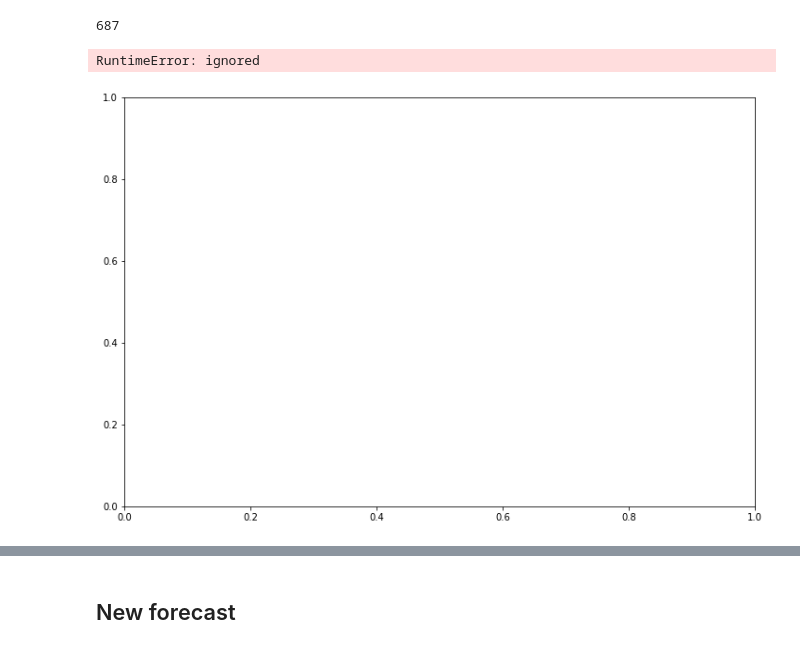
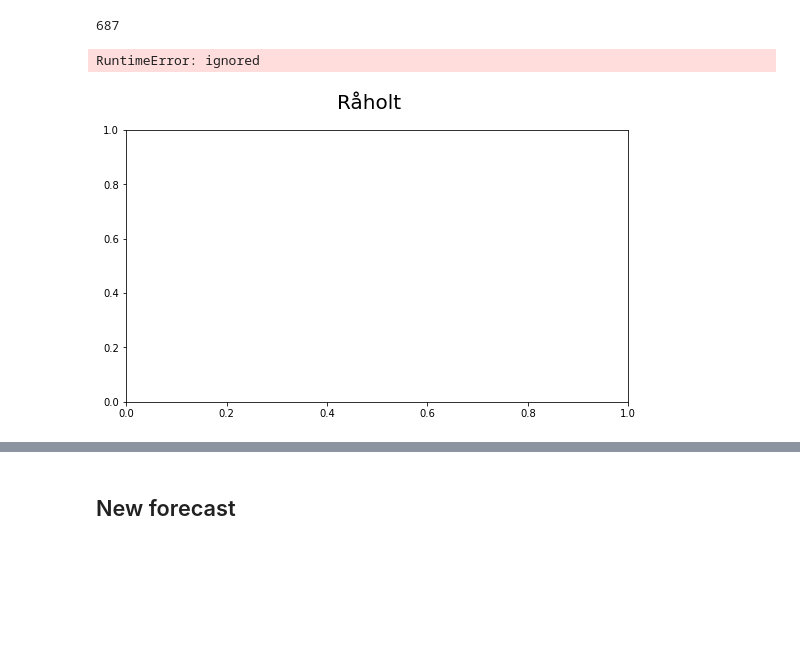
Before and after one commit to eirikngard/GEO4902, a Jupyter notebook: edgar.ipynb, the cells around one changed output, grey strips where cells are left out. Drawn from its saved outputs; the diff is of its cells as text; code cells hidden in the pictures; blank space fills up the shorter version.

```diff
--- a/edgar.ipynb
+++ b/edgar.ipynb
@@ -78,14 +74,30 @@ def findindex(alat,alon,plat,plon):
 jx
 # %% [output]
 687
-# %%
-#forc.air_temperature_2m
-import matplotlib.pyplot as plt
-fig, ax = plt.subplots(figsize=(12,8))
-plt.plot(forc.time,forc.air_temperature_2m[:,100,100])
-# %% [output]
-RuntimeError: ignored
-[figure, removed]
+# %%
+#forc.air_temperature_2m
+import matplotlib.pyplot as plt
+fig, ax = plt.subplots(figsize=(9,5))
+fig.suptitle("Råholt",size=20)
+ax.plot(forc.time,forc.air_temperature_2m[:,ix,jx]-273.15)
+ax.tick_params(axis='y',labelsize=15)
+ax.set_ylabel('Temperatur, [C]',size=15)
+
+fig, ax = plt.subplots(figsize=(9,5))
+fig.suptitle("Råholt",size=20)
+ax.plot(forc.time,forc.wind_speed_10m[:,ix,jx])
+ax.plot(forc.time,forc.wind_speed_of_gust[:,ix,jx])
+
+fig, ax = plt.subplots(figsize=(9,5))
+fig.suptitle("Råholt",size=20)
+ax.plot(forc.time,forc.air_pressure_at_sea_level[:,ix,jx])
+
+fig, ax = plt.subplots(figsize=(9,5))
+fig.suptitle("Råholt",size=20)
+ax.plot(forc.time,forc.wind_direction_10m[:,ix,jx])
+# %% [output]
+RuntimeError: ignored
+[figure, added]
 # %%
 
 from matplotlib import pyplot as plt
```
Also changed, not shown: parts of 8 cells of this notebook.
